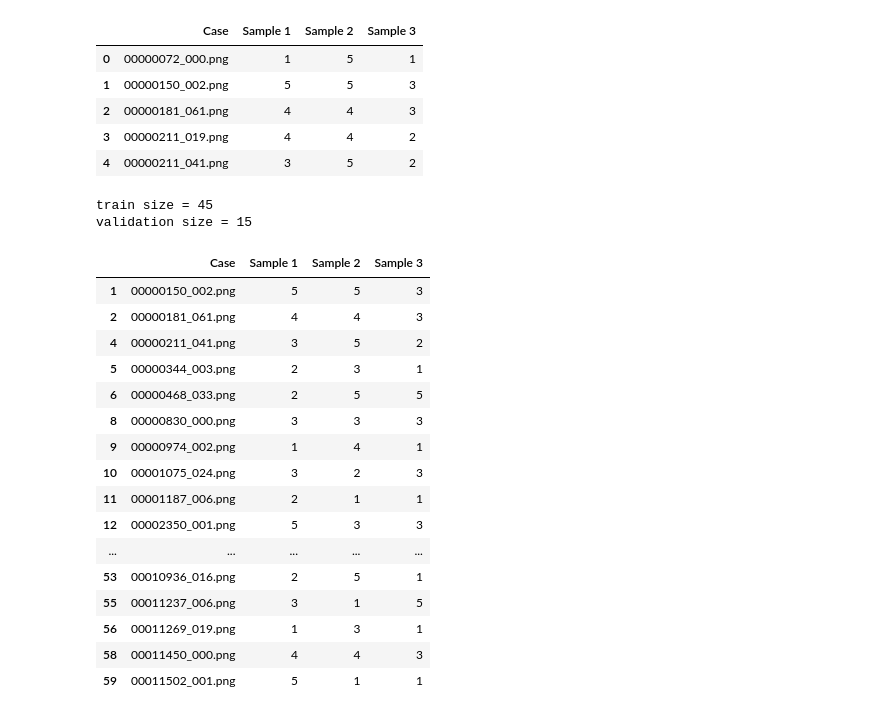
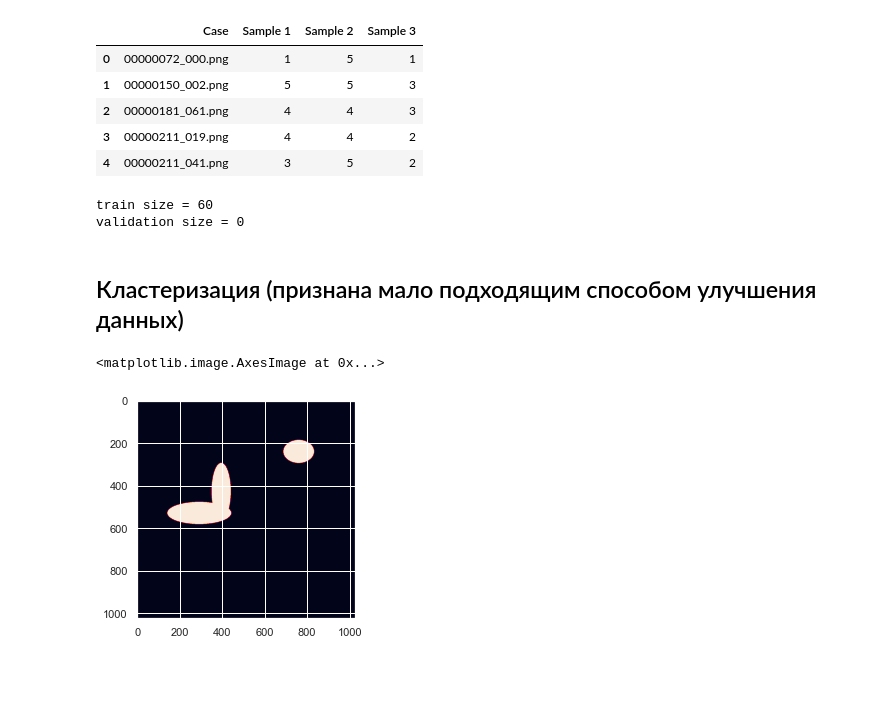
Before and after one commit to Indevem/medical-imaging-evaluation, a Jupyter notebook: model/in_progress_daria.ipynb, the cells around one changed output. Drawn from its saved outputs; the diff is of its cells as text; code cells hidden in the pictures; blank space fills up the shorter version.

```diff
--- a/model/in_progress_daria.ipynb
+++ b/model/in_progress_daria.ipynb
@@ -24,35 +40,17 @@ train_eval.head()
 # %%
 train_names = train_eval['Case'].to_numpy()
 test_names = test_eval['Case'].to_numpy()
-val_indices = np.random.choice(train_names.shape[0], 15, replace=False)
+val_indices = np.random.choice(train_names.shape[0], 0, replace=False)
 train_indices = [i for i in range(len(train_names)) if i not in val_indices]
 val_names = train_names[val_indices]
 train_names = train_names[train_indices]
+train_label = train_eval.iloc[train_indices]
+val_label = train_eval.iloc[val_indices]
 print('train size =', len(train_names))
 print('validation size =', len(val_names))
 # %% [output]
-train size = 45
-validation size = 15
+train size = 60
+validation size = 0
-# %%
-train_eval.iloc[train_indices]
-# %% [output]
-|  | Case | Sample 1 | Sample 2 | Sample 3 |
-| 1 | 00000150_002.png | 5 | 5 | 3 |
-| 2 | 00000181_061.png | 4 | 4 | 3 |
-| 4 | 00000211_041.png | 3 | 5 | 2 |
-| 5 | 00000344_003.png | 2 | 3 | 1 |
-| 6 | 00000468_033.png | 2 | 5 | 5 |
-| 8 | 00000830_000.png | 3 | 3 | 3 |
-| 9 | 00000974_002.png | 1 | 4 | 1 |
-| 10 | 00001075_024.png | 3 | 2 | 3 |
-| 11 | 00001187_006.png | 2 | 1 | 1 |
-| 12 | 00002350_001.png | 5 | 3 | 3 |
-| ... | ... | ... | ... | ... |
-| 53 | 00010936_016.png | 2 | 5 | 1 |
-| 55 | 00011237_006.png | 3 | 1 | 5 |
-| 56 | 00011269_019.png | 1 | 3 | 1 |
-| 58 | 00011450_000.png | 4 | 4 | 3 |
-| 59 | 00011502_001.png | 5 | 1 | 1 |
 # %%
 def load_data(names, folder, ending):
     data = []
@@ -82,0 +87,2 @@ expert_test = load_data(test_names, 'data/expert', '_expert')
+# %% [markdown]
+## Кластеризация (признана мало подходящим способом улучшения данных)
@@ -82,0 +97,5 @@ expert_test = load_data(test_names, 'data/expert', '_expert')
+# %%
+plt.imshow(expert_train[11])
+# %% [output]
+<matplotlib.image.AxesImage at 0x...>
+[figure, added]
```
Also changed, not shown: parts of 15 cells of this notebook.
